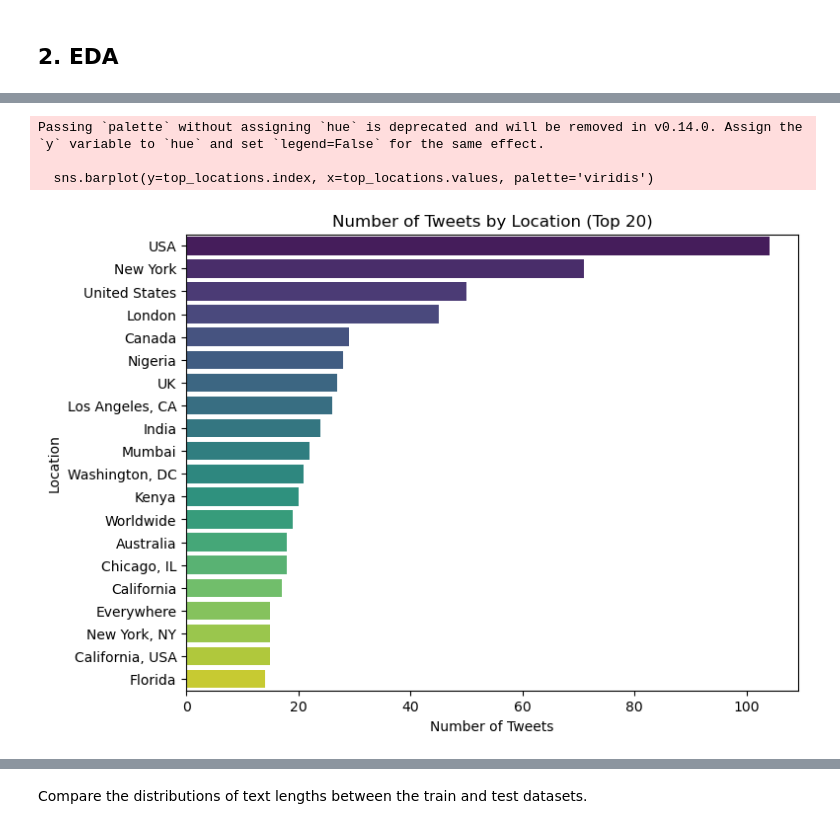
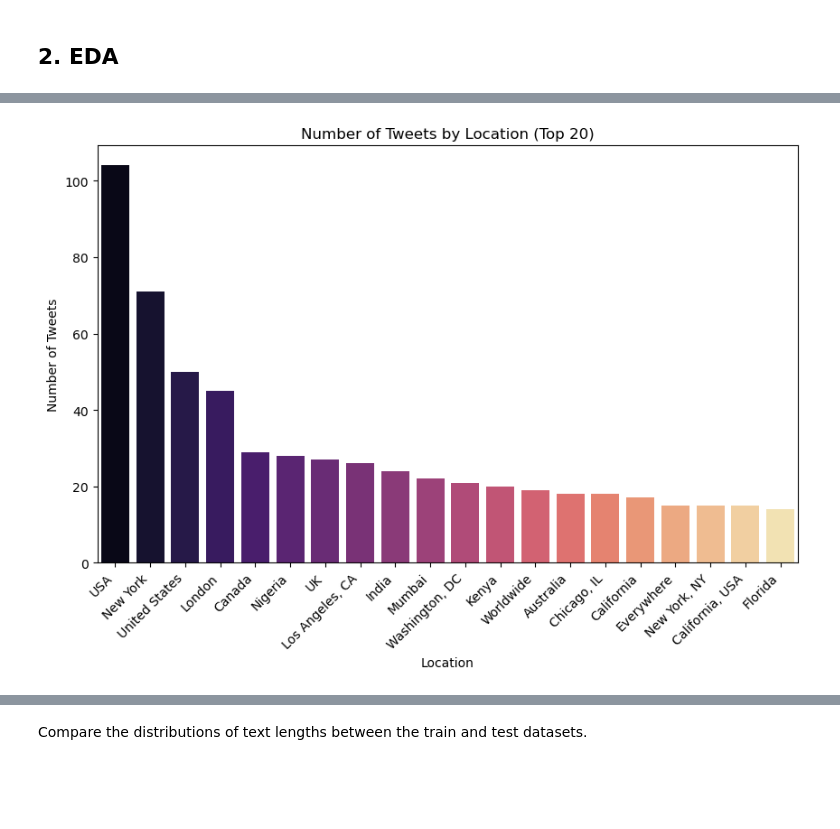
Before and after one commit to sthh-hub/nlp-with-disaster-tweets, a Jupyter notebook: base.ipynb, the cells around one changed output, grey strips where cells are left out. Saved outputs shown, nothing was run; the diff lists cells and outputs as text; code cells hidden in the pictures; blank space fills up the shorter version.

```diff
--- a/base.ipynb
+++ b/base.ipynb
@@ -20,9 +21,10 @@ The goal is to distinguish fake news from real news by training a model that can
 # %%
-train_data = pd.read_csv('./data/train.csv')
-test_data = pd.read_csv('./data/test.csv')
+# Load the training and testing dataset
+training_data = pd.read_csv('./data/train.csv')
+testing_data = pd.read_csv('./data/test.csv')
 
-# Display first few rows of the dataset
-train_data.head()
+# Display the first five rows of the training dataset to preview its structure and content
+training_data.head()
 # %% [output]
 |  | id | keyword | location | text | target |
 | 0 | 1 | NaN | NaN | Our Deeds are the Reason of this ... | 1 |
@@ -57,15 +63,14 @@ plt.show()
 # %%
-# Visualizing number of tweets by location
-plt.figure(figsize=(8, 6))
-top_locations = train_data['location'].value_counts().head(20)
-sns.barplot(y=top_locations.index, x=top_locations.values, palette='viridis')
+# Visualize the number of tweets by location (Top 20) with vertical bars and a different color palette
+plt.figure(figsize=(10, 6))
+top_locations = training_data['location'].value_counts().head(20)
+sns.barplot(x=top_locations.index, y=top_locations.values, hue=top_locations.index, palette='magma', dodge=False)
 plt.title('Number of Tweets by Location (Top 20)')
-plt.xlabel('Number of Tweets')
-plt.ylabel('Location')
+plt.xticks(rotation=45, ha='right')  # Rotate the x labels for better readability
+plt.xlabel('Location')
+plt.ylabel('Number of Tweets')
+plt.legend([], [], frameon=False)  # Hide the legend
 plt.show()
 # %% [output]
-Passing `palette` without assigning `hue` is deprecated and will be removed in v0.14.0. Assign the `y` variable to `hue` and set `legend=False` for the same effect.
-
-  sns.barplot(y=top_locations.index, x=top_locations.values, palette='viridis')
-[figure, old version]
+[figure, new version]
 # %%
```
Also changed, not shown: parts of 31 cells of this notebook, 2 other files.
